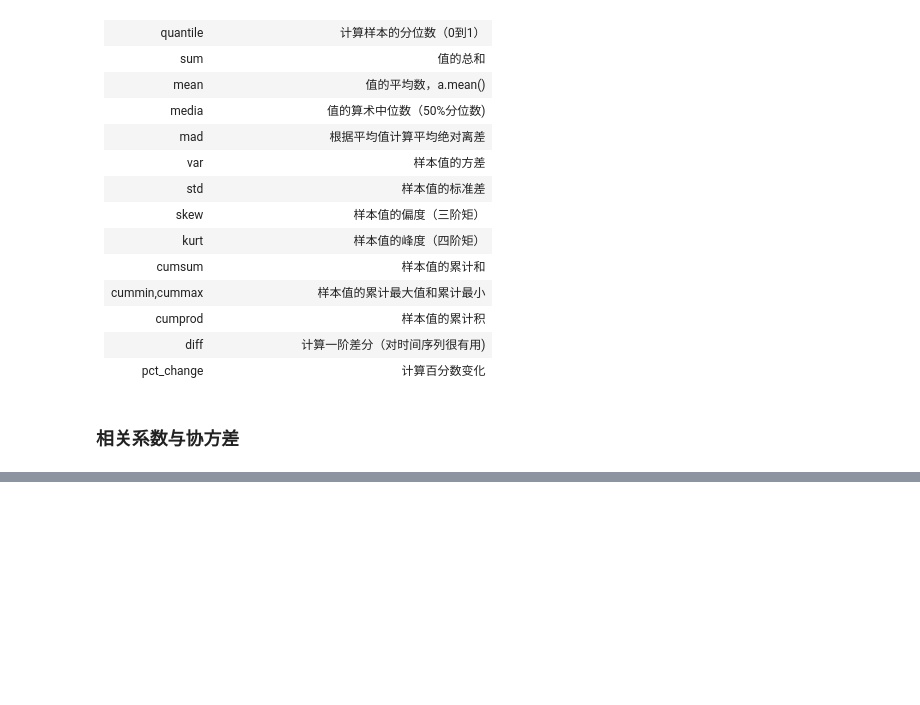
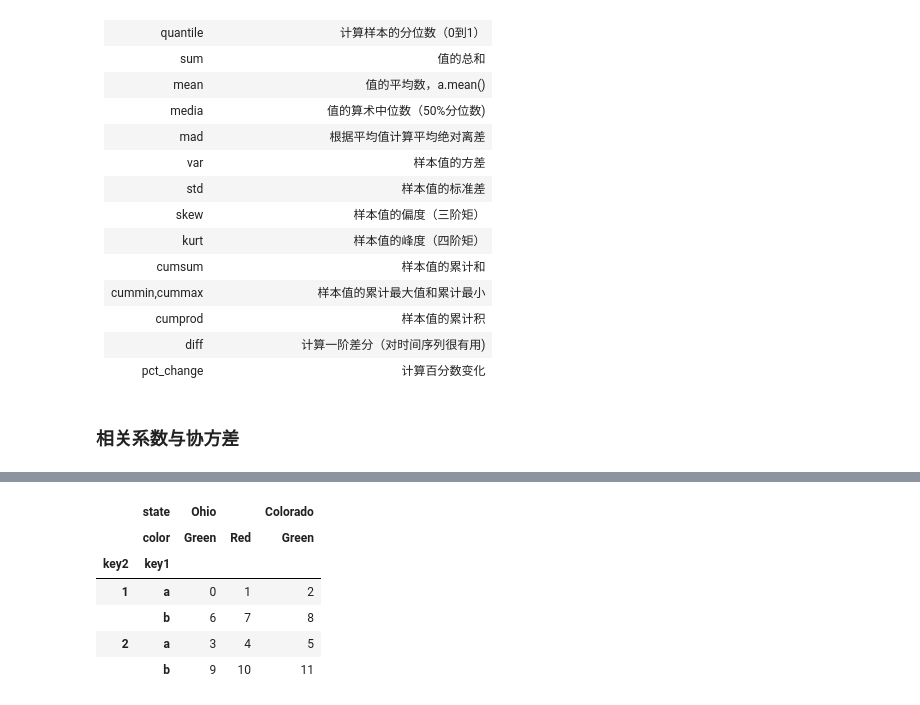
Before and after one commit to yonddream/accumulate, a Jupyter notebook: pydata-book/ch05.ipynb, the cells around one changed output, grey strips where cells are left out. Cells and saved outputs as stored; diff of their text form; code cells hidden in the pictures; blank space fills up the shorter version.

```diff
--- a/pydata-book/ch05.ipynb
+++ b/pydata-book/ch05.ipynb
@@ -949,0 +1207,14 @@ dtype: object
+# %%
+# 重排分级顺序
+# swaplevel可以重新排列分级索引的顺序
+frame.swaplevel('key1', 'key2')
+frame.sort_index(1)
+frame.swaplevel(0, 1).sort_index(0)
+# %% [output]
+|  | state | Ohio |  | Colorado |
+|  | color | Green | Red | Green |
+| key2 | key1 |  |  |  |
+| 1 | a | 0 | 1 | 2 |
+|  | b | 6 | 7 | 8 |
+| 2 | a | 3 | 4 | 5 |
+|  | b | 9 | 10 | 11 |
```
Also changed, not shown: parts of 40 cells of this notebook.
